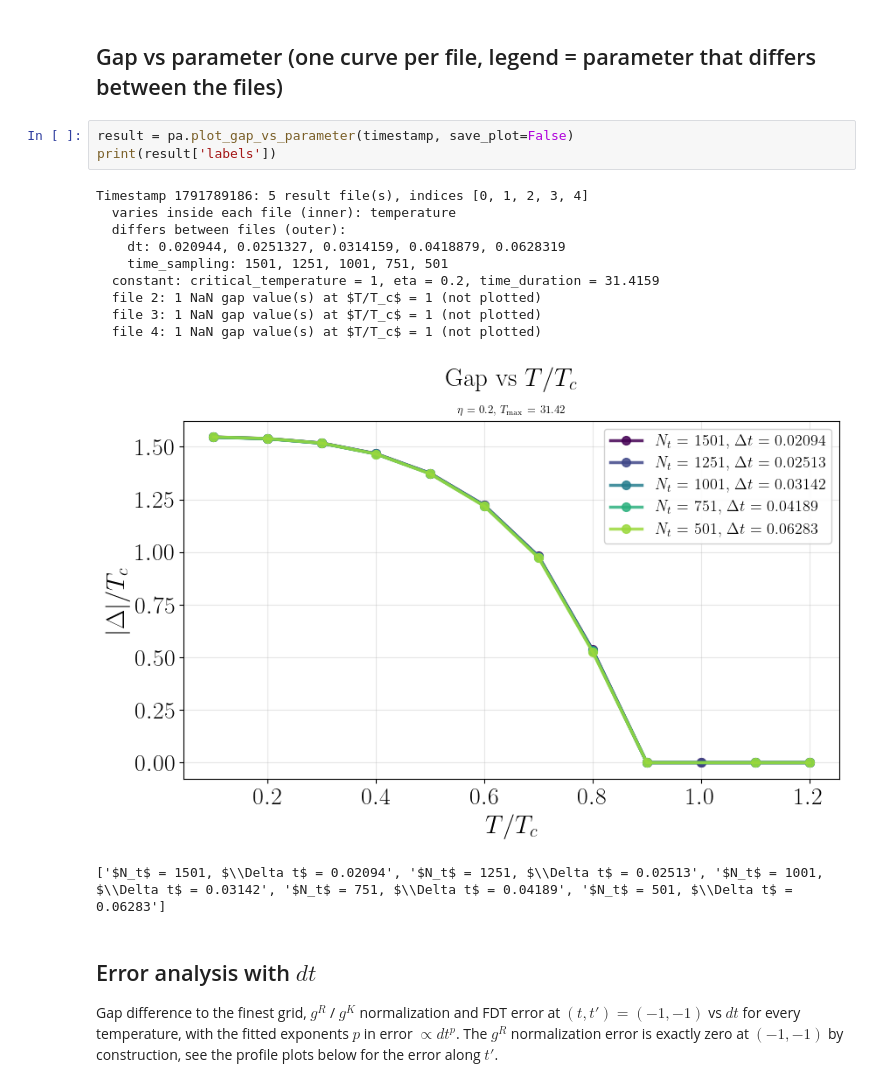
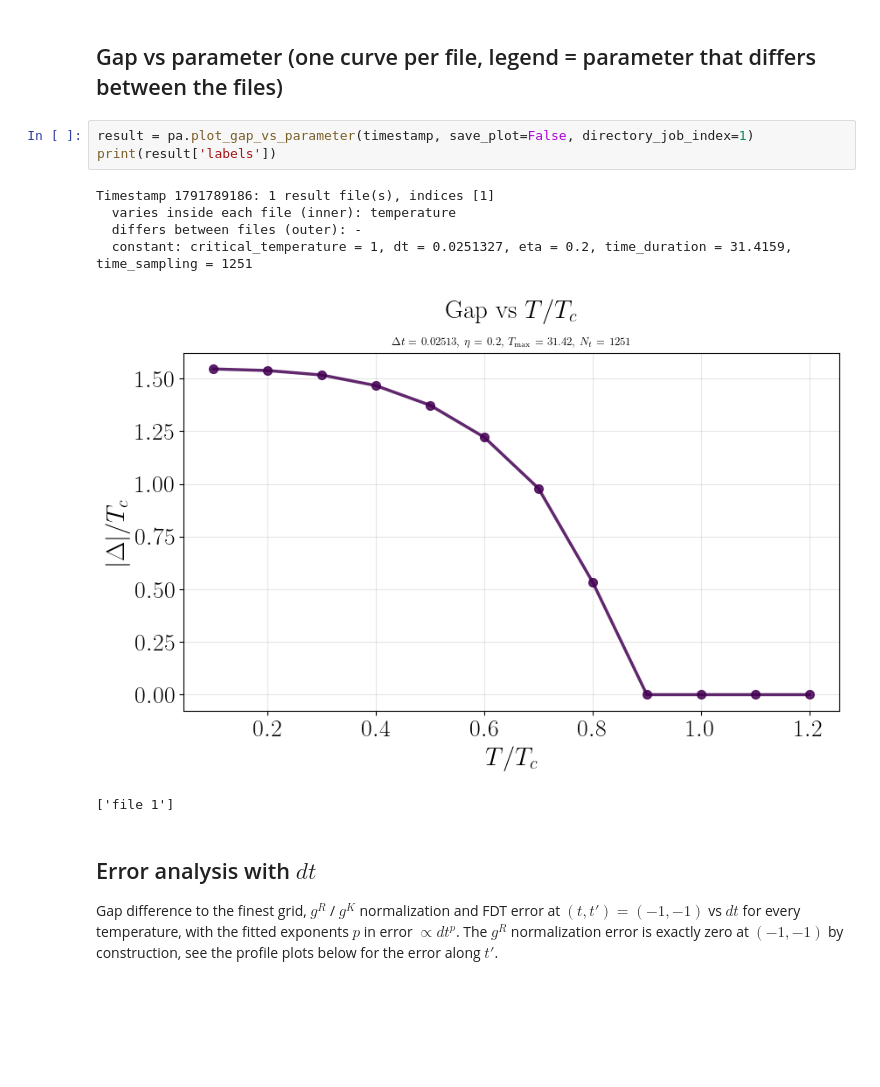
Before and after one commit to j-curtis/psBQP, a Jupyter notebook: Jupyter_notebooks/Plot_postprocessed_data.ipynb, the cells around one changed output. Drawn from its saved outputs; the diff is of its cells as text; blank space fills up the shorter version.

```diff
--- a/Jupyter_notebooks/Plot_postprocessed_data.ipynb
+++ b/Jupyter_notebooks/Plot_postprocessed_data.ipynb
@@ -57,20 +57,15 @@ Timestamp 1791789186: 5 result file(s), indices [0, 1, 2, 3, 4]
 # %% [markdown]
 ## Gap vs parameter (one curve per file, legend = parameter that differs between the files)
 # %%
-result = pa.plot_gap_vs_parameter(timestamp, save_plot=False)
+result = pa.plot_gap_vs_parameter(timestamp, save_plot=False, directory_job_index=1)
 print(result['labels'])
 # %% [output]
-Timestamp 1791789186: 5 result file(s), indices [0, 1, 2, 3, 4]
+Timestamp 1791789186: 1 result file(s), indices [1]
   varies inside each file (inner): temperature
-  differs between files (outer):
-    dt: 0.020944, 0.0251327, 0.0314159, 0.0418879, 0.0628319
-    time_sampling: 1501, 1251, 1001, 751, 501
-  constant: critical_temperature = 1, eta = 0.2, time_duration = 31.4159
-  file 2: 1 NaN gap value(s) at $T/T_c$ = 1 (not plotted)
-  file 3: 1 NaN gap value(s) at $T/T_c$ = 1 (not plotted)
-  file 4: 1 NaN gap value(s) at $T/T_c$ = 1 (not plotted)
+  differs between files (outer): -
+  constant: critical_temperature = 1, dt = 0.0251327, eta = 0.2, time_duration = 31.4159, time_sampling = 1251
-[figure, old version]
+[figure, new version]
-['$N_t$ = 1501, $\\Delta t$ = 0.02094', '$N_t$ = 1251, $\\Delta t$ = 0.02513', '$N_t$ = 1001, $\\Delta t$ = 0.03142', '$N_t$ = 751, $\\Delta t$ = 0.04189', '$N_t$ = 501, $\\Delta t$ = 0.06283']
+['file 1']
 # %% [markdown]
 ## Error analysis with $dt$
 
```
Also changed, not shown: parts of 1 cell of this notebook, 15 other files.
